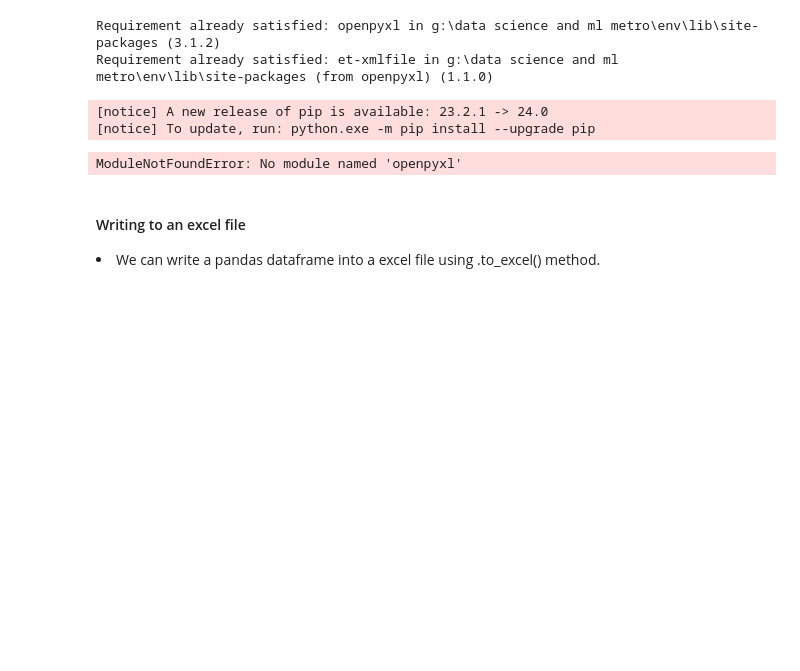
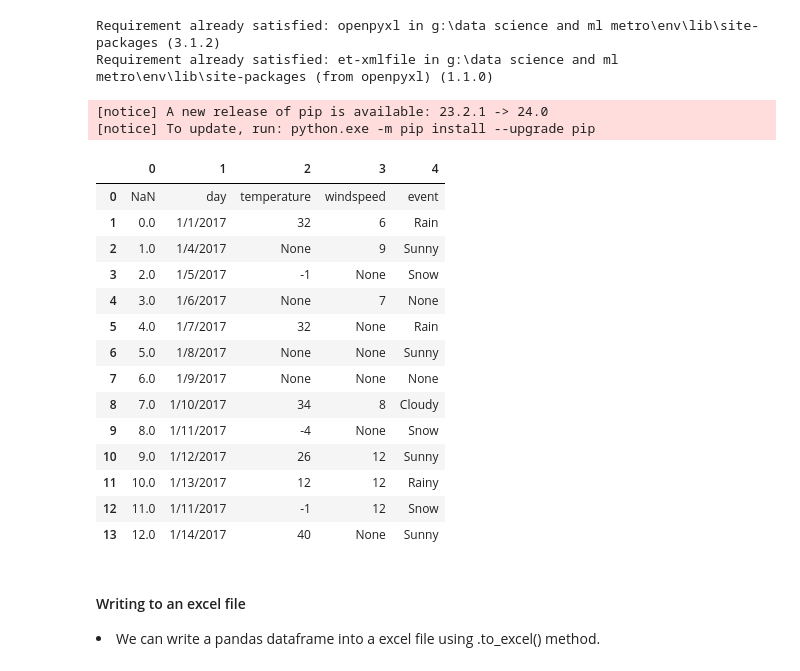
Before and after one commit to rajendra195/data_science_ML_Metro, a Jupyter notebook: week_05/day_05/pandas_student_notebook.ipynb, the cells around one changed output. Cells and saved outputs as stored; diff of their text form; code cells hidden in the pictures; blank space fills up the shorter version.

```diff
--- a/week_05/day_05/pandas_student_notebook.ipynb
+++ b/week_05/day_05/pandas_student_notebook.ipynb
@@ -261,11 +261,34 @@ Requirement already satisfied: et-xmlfile in g:\data science and ml metro\env\li
 [notice] A new release of pip is available: 23.2.1 -> 24.0
 [notice] To update, run: python.exe -m pip install --upgrade pip
 # %%
+# Importing openpyxl (engine for loading excel file)
 import openpyxl
-weather_xl_df = pd.read_excel("data/weather_data.xlsx", engine=openpyxl)
-weather_xl_df
+
+# opening the excel file using openpyxl.load_workbook
+wb = openpyxl.load_workbook("data/weather_data.xlsx")
+
+# accessing the specific sheet in the excel file
+sheet = wb["nans"]
+
+# iterating the rows of the file and making list of tuples
+data_to_df = [row for row in sheet.iter_rows(values_only=True)]
+pd.DataFrame(data_to_df)
 # %% [output]
-ModuleNotFoundError: No module named 'openpyxl'
+|  | 0 | 1 | 2 | 3 | 4 |
+| 0 | NaN | day | temperature | windspeed | event |
+| 1 | 0.0 | 1/1/2017 | 32 | 6 | Rain |
+| 2 | 1.0 | 1/4/2017 | None | 9 | Sunny |
+| 3 | 2.0 | 1/5/2017 | -1 | None | Snow |
+| 4 | 3.0 | 1/6/2017 | None | 7 | None |
+| 5 | 4.0 | 1/7/2017 | 32 | None | Rain |
+| 6 | 5.0 | 1/8/2017 | None | None | Sunny |
+| 7 | 6.0 | 1/9/2017 | None | None | None |
+| 8 | 7.0 | 1/10/2017 | 34 | 8 | Cloudy |
+| 9 | 8.0 | 1/11/2017 | -4 | None | Snow |
+| 10 | 9.0 | 1/12/2017 | 26 | 12 | Sunny |
+| 11 | 10.0 | 1/13/2017 | 12 | 12 | Rainy |
+| 12 | 11.0 | 1/11/2017 | -1 | 12 | Snow |
+| 13 | 12.0 | 1/14/2017 | 40 | None | Sunny |
 # %% [markdown]
 #### Writing to an excel file
 <li>We can write a pandas dataframe into a excel file using .to_excel() method.</li>
```
Also changed, not shown: parts of 1 cell of this notebook.
